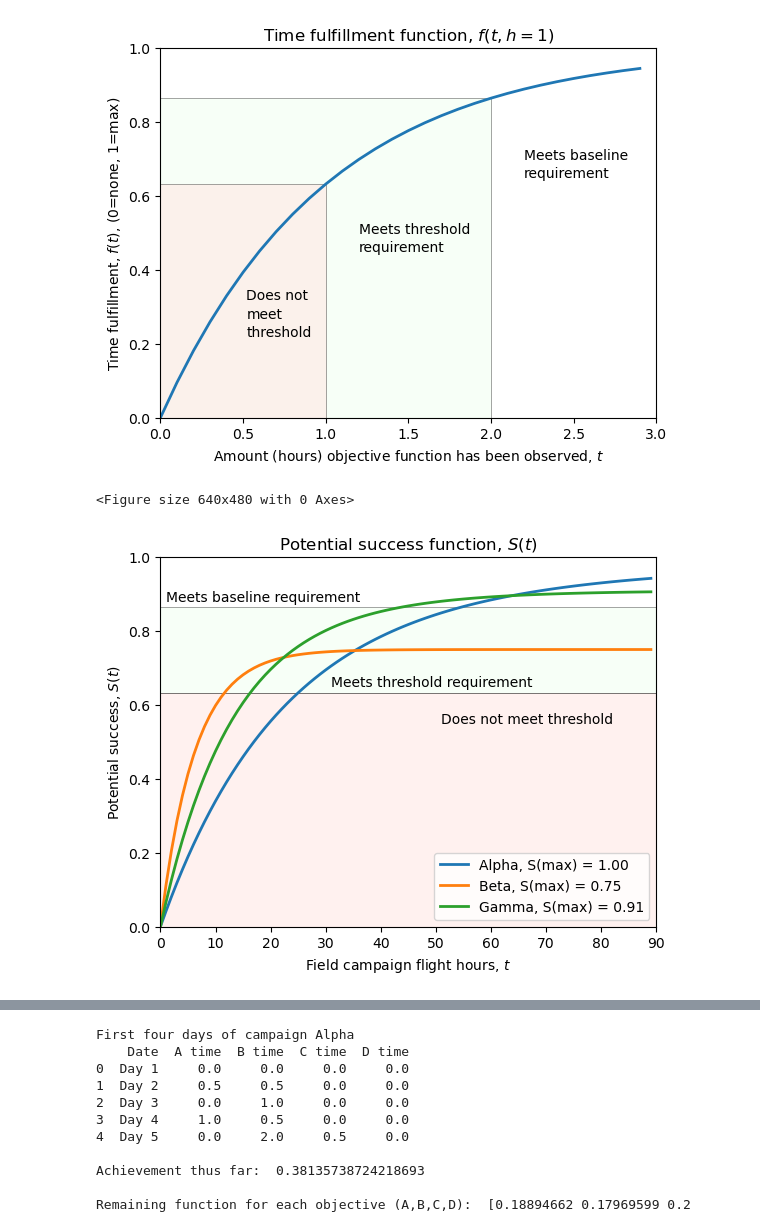
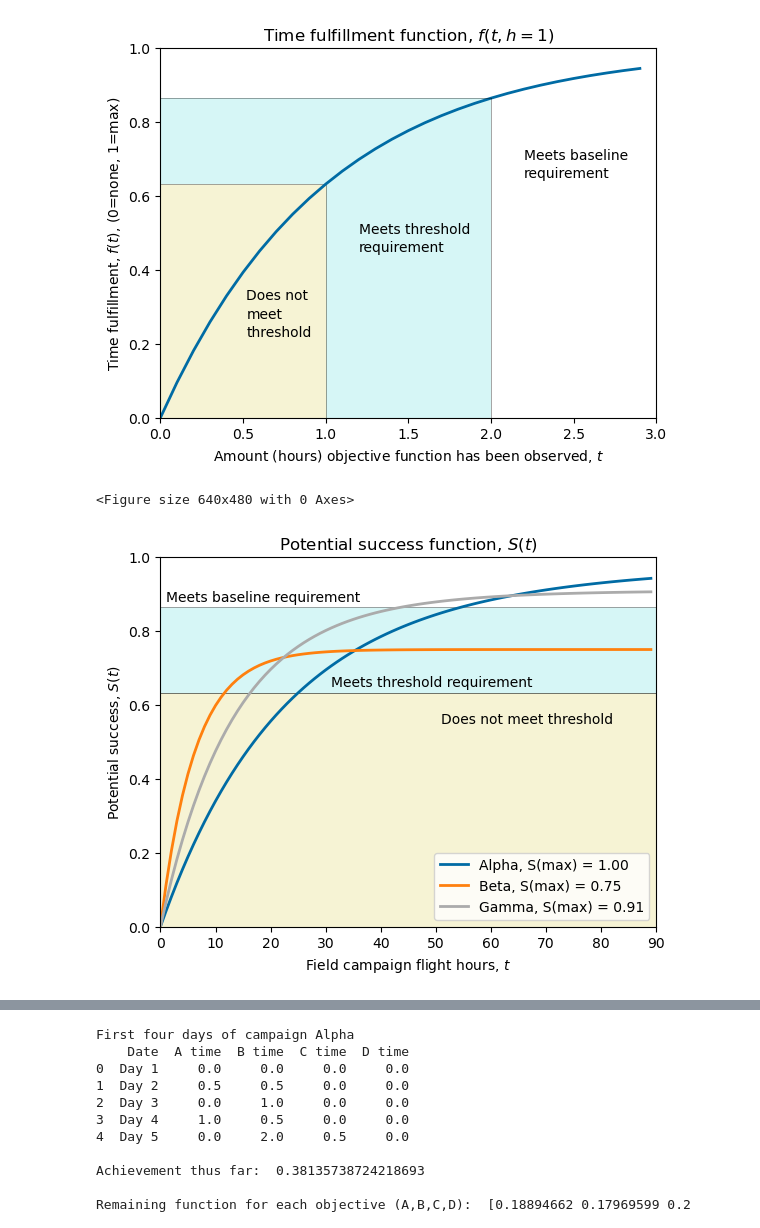
Before and after one commit to knobelsp/TM-DSA, a Jupyter notebook: PACE-PAX_VTM.ipynb, the cells around one changed output, grey strips where cells are left out. Saved outputs shown, nothing was run; the diff lists cells and outputs as text; code cells hidden in the pictures.

```diff
--- a/PACE-PAX_VTM.ipynb
+++ b/PACE-PAX_VTM.ipynb
@@ -8,4 +8,5 @@ import pandas as pd
 import numpy as np
 import matplotlib.pyplot as plt
 from matplotlib.patches import Rectangle, Circle, Polygon
+plt.style.use('tableau-colorblind10')
 # %% [markdown]
@@ -490,36 +496,36 @@ Smax_gamma = fcn_psfm(df_gamma)
 #ax.plot([0,pltmax],[.632,.632],label='Threshold',linestyle='--',color='grey',linewidth = "0.75")
 #ax.plot([0,pltmax],[.865,.865],label='Baseline',linestyle='-.',color='black',linewidth = "0.75")
 ax.plot(obs_time,S_alpha,label=r'Alpha, S(max) = %.2f' % Smax_alpha, linewidth='2')
 ax.plot(obs_time,S_beta,label=r'Beta, S(max) = %.2f' % Smax_beta, linewidth='2')
 ax.plot(obs_time,S_gamma,label=r'Gamma, S(max) = %.2f' % Smax_gamma, linewidth='2')
 ax.set_title(r'Potential success function, $\it{S(t)}$')
 ax.set_xlabel(r'Field campaign flight hours, $\it{t}$')
 ax.set_ylabel(r'Potential success, $\it{S(t)}$')
 #plt.grid(True, color = "grey", linewidth = "0.5", linestyle = "-.")
 ax.set_xlim(0,pltmax)
 ax.set_ylim(0,1)
 ax.legend()
 
 
 rect_baseline = Rectangle((0.0,0.632), width=pltmax, height=0.865-0.632, alpha=0.5,
-                 facecolor='honeydew',edgecolor='black',linewidth=0.5)
+                 facecolor='paleturquoise',edgecolor='black',linewidth=0.5)
 ax.add_patch(rect_baseline)
 rect_threshold = Rectangle((0.0,0.0), width=pltmax, height=0.632, alpha=0.5,
-                 facecolor='mistyrose',edgecolor='black',linewidth=0.5)
+                 facecolor='palegoldenrod',edgecolor='black',linewidth=0.5)
 ax.add_patch(rect_threshold)
 
 plt.text(51,0.55,'Does not meet threshold')
 
 plt.text(31,0.65,'Meets threshold requirement')
 
 plt.text(1,0.88,'Meets baseline requirement')
 
 
 plt.savefig("VTM_fig2.pdf", format="pdf", bbox_inches="tight")
 plt.show()
 # %% [output]
 <Figure size 640x480 with 0 Axes>
-[figure, old version]
+[figure, new version]
 # %%
 # Create Figure 3: Achievement and Remaining Objective function for Alpha
 
```
Also changed, not shown: parts of 5 cells of this notebook.
